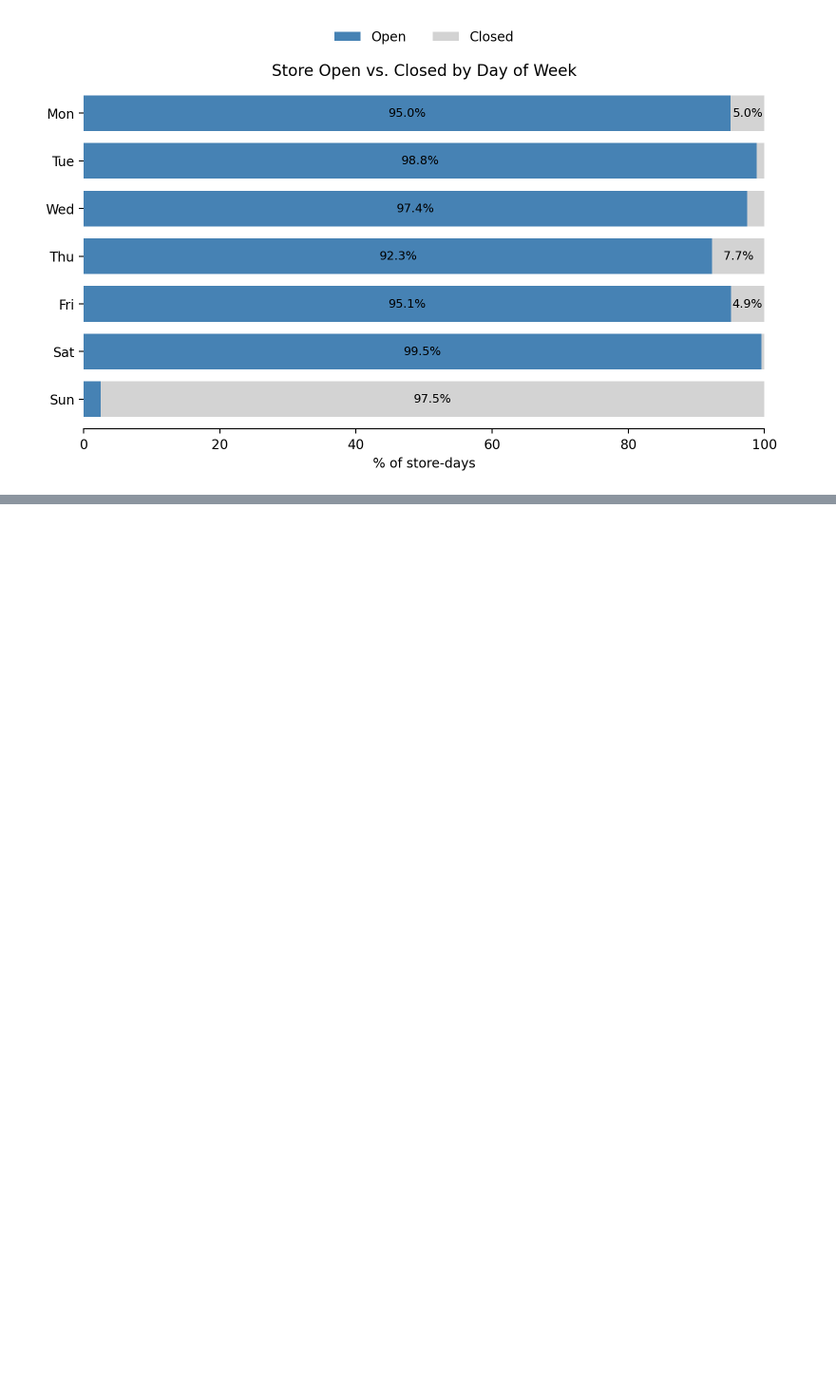
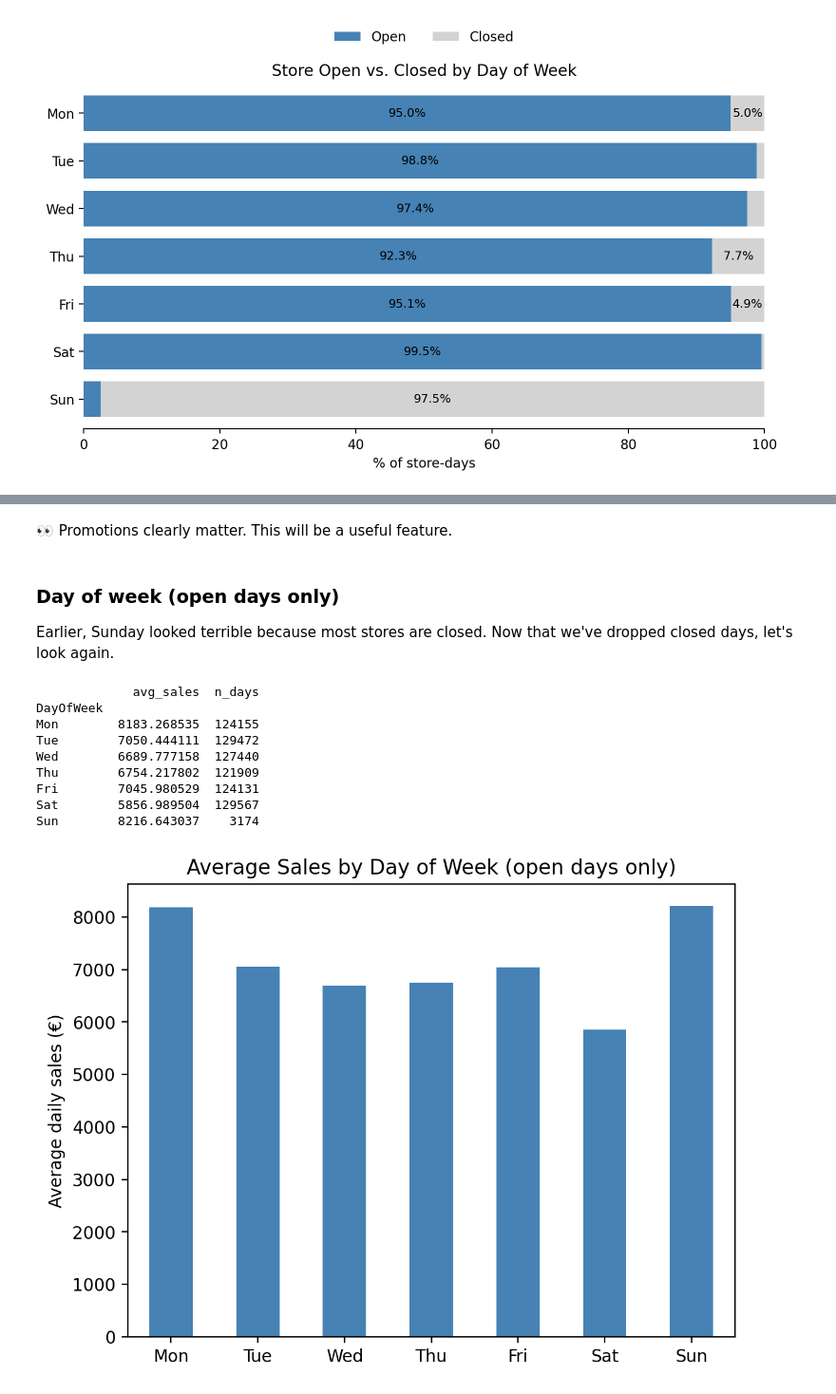
Before and after one commit to soniatyburczy/MLDS_workshops, a Jupyter notebook: Linear_Regression/linear_regression_solutions.ipynb, the cells around one changed output, grey strips where cells are left out. Shown at 95% size. Cells and saved outputs as stored; diff of their text form; code cells hidden in the pictures; blank space fills up the shorter version.

```diff
--- a/Linear_Regression/linear_regression_solutions.ipynb
+++ b/Linear_Regression/linear_regression_solutions.ipynb
@@ -129,0 +389,27 @@ print(test.shape)
+# %% [markdown]
+👀 Promotions clearly matter. This will be a useful feature.
+# %% [markdown]
+### Day of week (open days only)
+
+Earlier, Sunday looked terrible because most stores are closed. Now that we've dropped closed days, let's look again.
+# %%
+dow = train.groupby("DayOfWeek").agg(avg_sales=("Sales", "mean"), n_days=("Sales", "size"))
+dow.index = dow.index.map(day_names)
+print(dow)
+
+ax = dow["avg_sales"].plot(kind="bar", color="steelblue", rot=0)
+ax.set_ylabel("Average daily sales (€)")
+ax.set_xlabel("")
+ax.set_title("Average Sales by Day of Week (open days only)")
+plt.show()
+# %% [output]
+             avg_sales  n_days
+DayOfWeek
+Mon        8183.268535  124155
+Tue        7050.444111  129472
+Wed        6689.777158  127440
+Thu        6754.217802  121909
+Fri        7045.980529  124131
+Sat        5856.989504  129567
+Sun        8216.643037    3174
+[figure, added]
```
Also changed, not shown: parts of 67 cells of this notebook.
